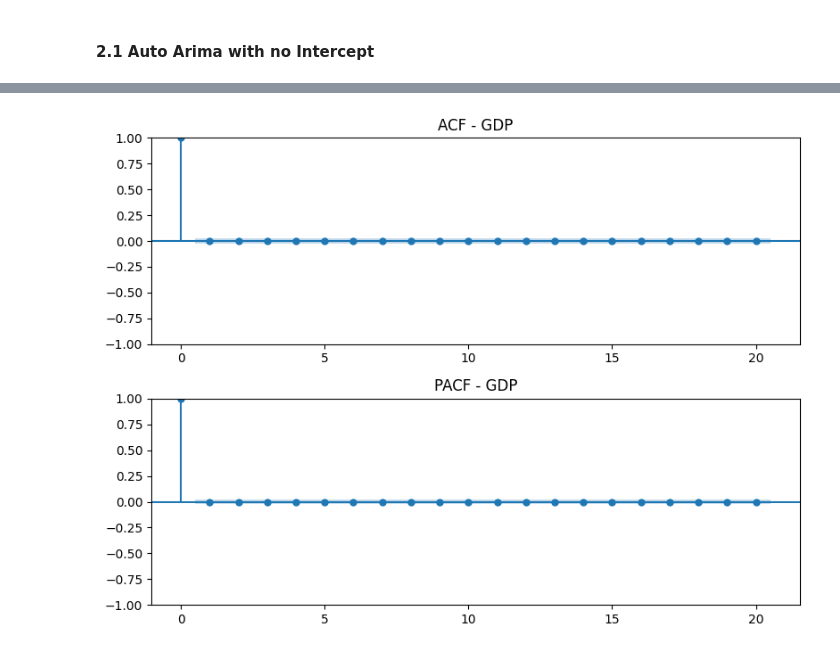
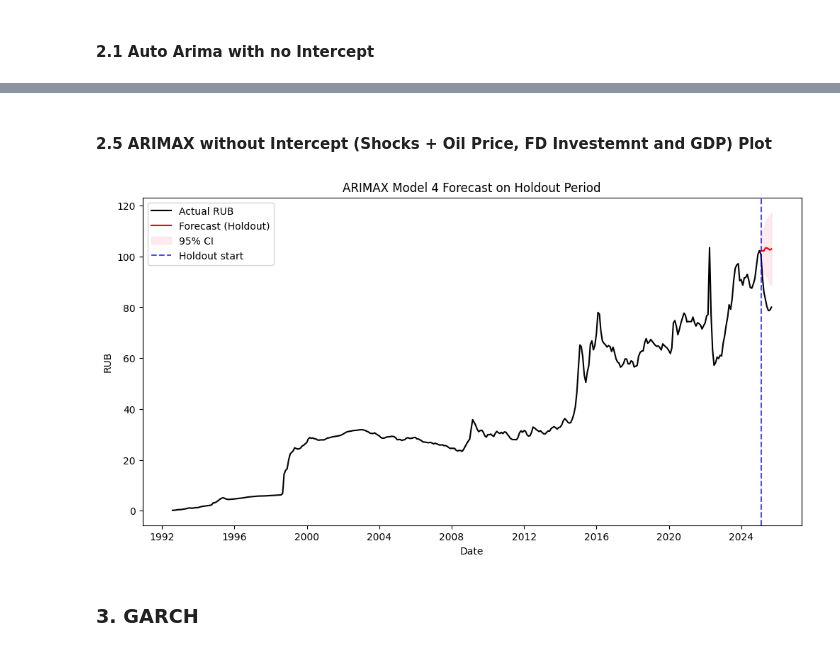
Before and after one commit to ZlataSparrow/Ruble_Volatility_Prediction, a Jupyter notebook: notebook/Time Series - Inserted.ipynb, the cells around one changed output, grey strips where cells are left out. Saved outputs shown, nothing was run; the diff lists cells and outputs as text; code cells hidden in the pictures.

```diff
--- a/notebook/Time Series - Inserted.ipynb
+++ b/notebook/Time Series - Inserted.ipynb
@@ -615,4 +624,47 @@ data
-# %%
-acf_pacf_plots(GDP_diff, "GDP")
-# %% [output]
-[figure, removed]
+# %% [markdown]
+#### 2.5 ARIMAX without Intercept (Shocks + Oil Price, FD Investemnt and GDP) Plot
+# %%
+y = data_work["RUB"]
+exog_all = data_work[[
+    "Brent_price", "FD_investment", "GDP_per_capita",
+    "shock_1998_default", "shock_2008_gfc",
+    "shock_2014_crimea", "shock_2020_covid", "shock_2022_invasion"
+]]
+
+y_train = y[~data_work["holdout"]]
+exog_train = exog_all[~data_work["holdout"]]
+
+y_holdout = y[data_work["holdout"]]
+exog_holdout = exog_all[data_work["holdout"]]
+
+# 2. Refit final ARIMAX on full training data
+model_4 = ARIMA(endog=y_train, exog=exog_train, order=(2,1,2), trend="n").fit()
+
+# 3. Forecast for holdout
+forecast_res = model_4.get_forecast(steps=len(y_holdout), exog=exog_holdout)
+forecast_mean = forecast_res.predicted_mean
+forecast_ci = forecast_res.conf_int()
+
+# 4. Plot
+plt.figure(figsize=(12,6))
+plt.plot(y.index, y, label="Actual RUB", color="black")
+plt.plot(y_holdout.index, forecast_mean, label="Forecast (Holdout)", color="red")
+
+# Confidence intervals
+plt.fill_between(
+    y_holdout.index,
+    forecast_ci.iloc[:,0],
+    forecast_ci.iloc[:,1],
+    color="pink", alpha=0.3, label="95% CI"
+)
+
+plt.axvline(y_holdout.index[0], color="blue", linestyle="--", alpha=0.7, label="Holdout start")
+plt.title("ARIMAX Model 4 Forecast on Holdout Period")
+plt.xlabel("Date")
+plt.ylabel("RUB")
+plt.legend()
+plt.show()
+# %% [output]
+[figure, added]
+# %% [markdown]
+### 3. GARCH
```
Also changed, not shown: parts of 36 cells of this notebook, 2 other files.
